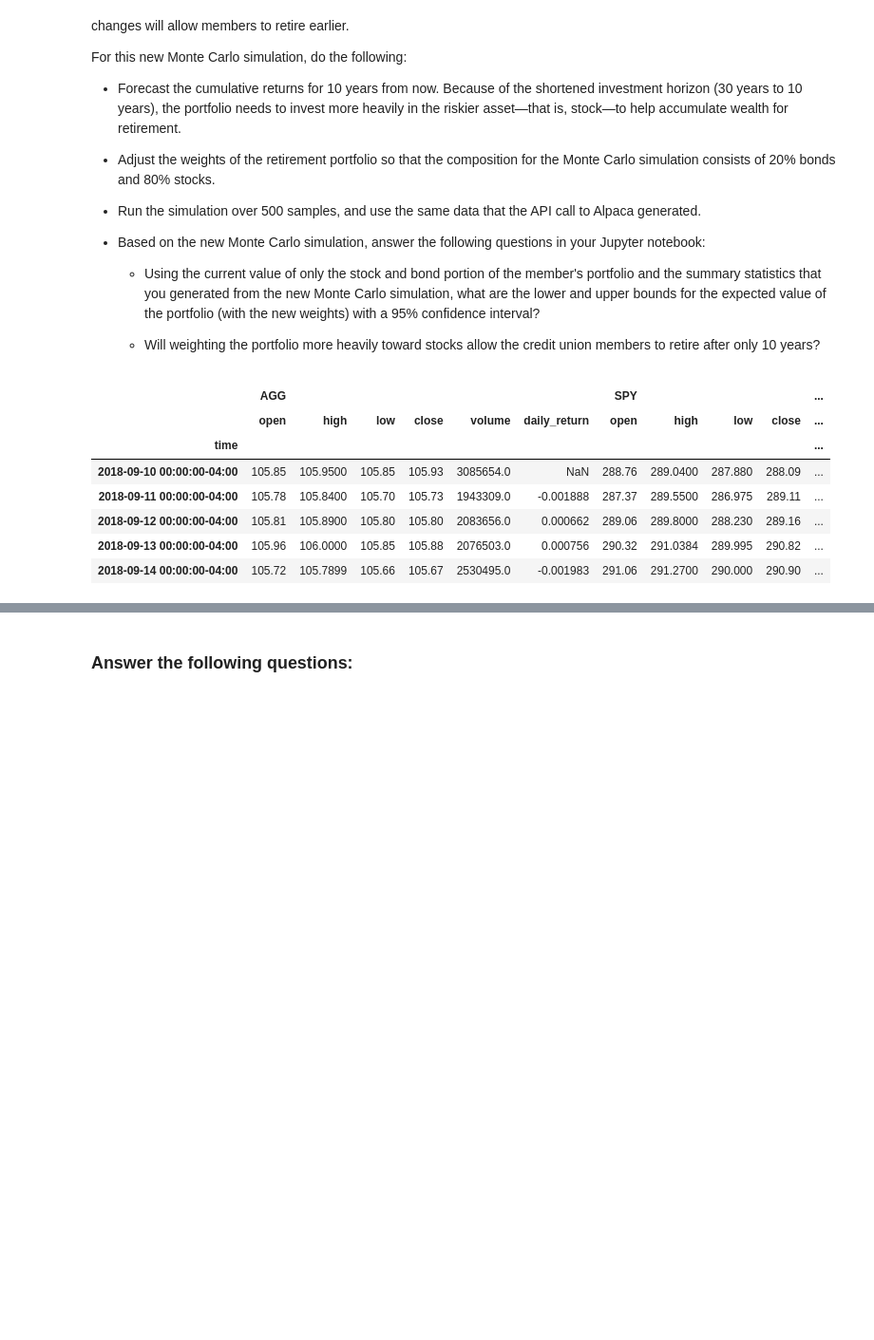
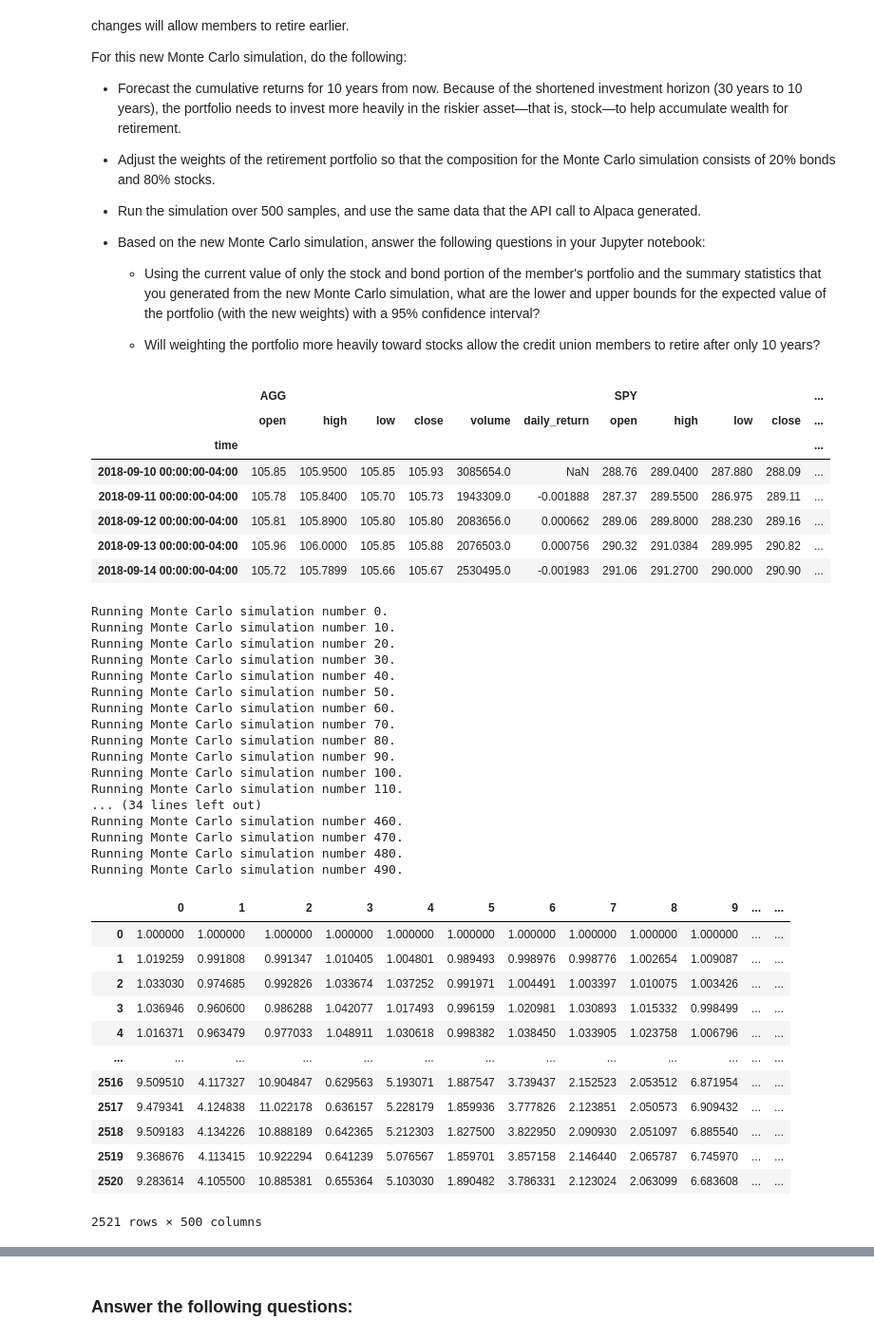
Before and after one commit to elliotlozano/monte_carlo_financial_planner, a Jupyter notebook: financial_planning_tools.ipynb, the cells around one changed output, grey strips where cells are left out. Shown at 95% size. Cells and saved outputs as stored; diff of their text form; code cells hidden in the pictures; blank space fills up the shorter version.

```diff
--- a/financial_planning_tools.ipynb
+++ b/financial_planning_tools.ipynb
@@ -628,7 +628,38 @@ MC_80_20.portfolio_data.head()
 | 2018-09-14 00:00:00-04:00 | 105.72 | 105.7899 | 105.66 | 105.67 | 2530495.0 | -0.001983 | 291.06 | 291.2700 | 290.000 | 290.90 | ... |
 # %%
 # Run the Monte Carlo simulation to forecast 10 years cumulative returns
-# YOUR CODE HERE
+MC_80_20.calc_cumulative_return()
+# %% [output]
+Running Monte Carlo simulation number 0.
+Running Monte Carlo simulation number 10.
+Running Monte Carlo simulation number 20.
+Running Monte Carlo simulation number 30.
+Running Monte Carlo simulation number 40.
+Running Monte Carlo simulation number 50.
+Running Monte Carlo simulation number 60.
+Running Monte Carlo simulation number 70.
+Running Monte Carlo simulation number 80.
+Running Monte Carlo simulation number 90.
+Running Monte Carlo simulation number 100.
+Running Monte Carlo simulation number 110.
+... (34 lines left out)
+Running Monte Carlo simulation number 460.
+Running Monte Carlo simulation number 470.
+Running Monte Carlo simulation number 480.
+Running Monte Carlo simulation number 490.
+|  | 0 | 1 | 2 | 3 | 4 | 5 | 6 | 7 | 8 | 9 | ... | ... |
+| 0 | 1.000000 | 1.000000 | 1.000000 | 1.000000 | 1.000000 | 1.000000 | 1.000000 | 1.000000 | 1.000000 | 1.000000 | ... | ... |
+| 1 | 1.019259 | 0.991808 | 0.991347 | 1.010405 | 1.004801 | 0.989493 | 0.998976 | 0.998776 | 1.002654 | 1.009087 | ... | ... |
+| 2 | 1.033030 | 0.974685 | 0.992826 | 1.033674 | 1.037252 | 0.991971 | 1.004491 | 1.003397 | 1.010075 | 1.003426 | ... | ... |
+| 3 | 1.036946 | 0.960600 | 0.986288 | 1.042077 | 1.017493 | 0.996159 | 1.020981 | 1.030893 | 1.015332 | 0.998499 | ... | ... |
+| 4 | 1.016371 | 0.963479 | 0.977033 | 1.048911 | 1.030618 | 0.998382 | 1.038450 | 1.033905 | 1.023758 | 1.006796 | ... | ... |
+| ... | ... | ... | ... | ... | ... | ... | ... | ... | ... | ... | ... | ... |
+| 2516 | 9.509510 | 4.117327 | 10.904847 | 0.629563 | 5.193071 | 1.887547 | 3.739437 | 2.152523 | 2.053512 | 6.871954 | ... | ... |
+| 2517 | 9.479341 | 4.124838 | 11.022178 | 0.636157 | 5.228179 | 1.859936 | 3.777826 | 2.123851 | 2.050573 | 6.909432 | ... | ... |
+| 2518 | 9.509183 | 4.134226 | 10.888189 | 0.642365 | 5.212303 | 1.827500 | 3.822950 | 2.090930 | 2.051097 | 6.885540 | ... | ... |
+| 2519 | 9.368676 | 4.113415 | 10.922294 | 0.641239 | 5.076567 | 1.859701 | 3.857158 | 2.146440 | 2.065787 | 6.745970 | ... | ... |
+| 2520 | 9.283614 | 4.105500 | 10.885381 | 0.655364 | 5.103030 | 1.890482 | 3.786331 | 2.123024 | 2.063099 | 6.683608 | ... | ... |
+2521 rows × 500 columns
 # %%
 # Visualize the 10-year Monte Carlo simulation by creating an
 # overlay line plot
```
Also changed, not shown: parts of 20 cells of this notebook.
